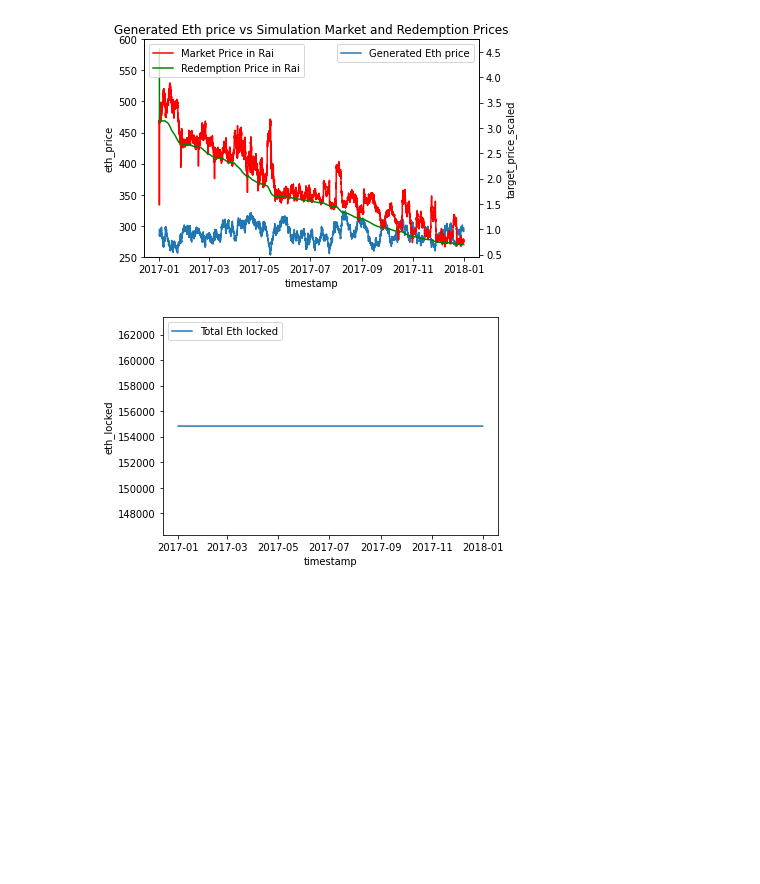
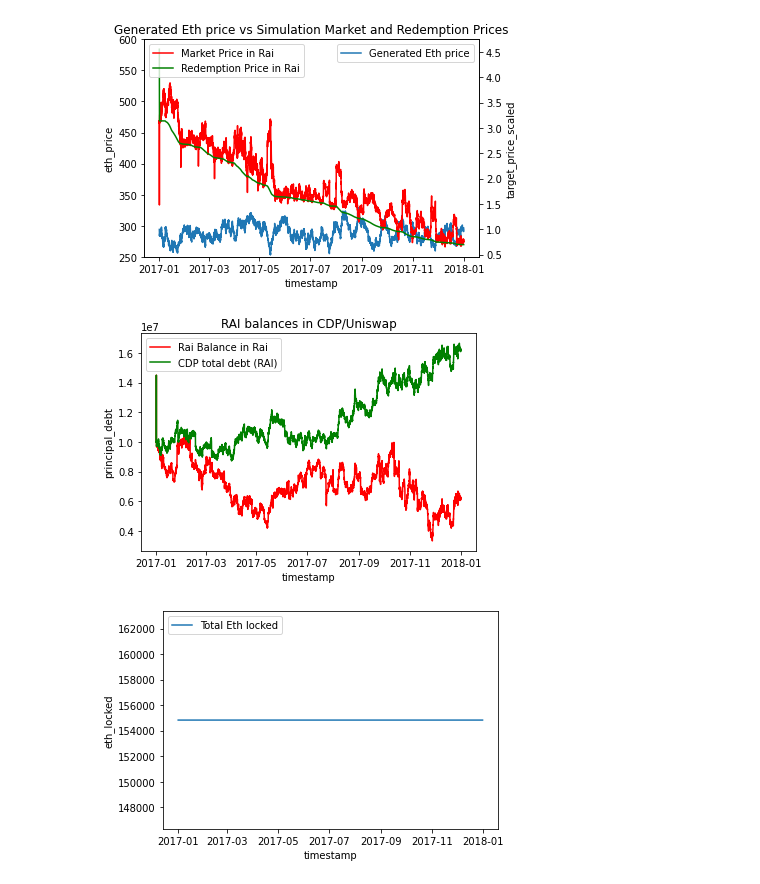
Before and after one commit to BlockScience/reflexer, a Jupyter notebook: notebooks/analysis/Ideal_Parameters.ipynb, the cells around one changed output. Cells and saved outputs as stored; diff of their text form; code cells hidden in the pictures; blank space fills up the shorter version.

```diff
--- a/notebooks/analysis/Ideal_Parameters.ipynb
+++ b/notebooks/analysis/Ideal_Parameters.ipynb
@@ -141,6 +142,14 @@ plt.legend(loc="upper left")
 plt.savefig('experiments/system_model_v3/ideal_params/ideal_params.png')
 # %% [output]
 [figure]
+# %%
+sns.lineplot(data=df,x="timestamp", y="RAI_balance",color='r',label='Rai Balance in Rai')
+sns.lineplot(data=df,x="timestamp", y="principal_debt",color='g',label='CDP total debt (RAI)')
+plt.title('RAI balances in CDP/Uniswap')
+plt.legend(loc="upper left")
+plt.savefig('experiments/system_model_v3/ideal_params/RAI_balances_in_CDPUniswap.png')
+# %% [output]
+[figure, added]
 # %%
 sns.lineplot(data=df,x="timestamp", y="eth_locked",label='Total Eth locked')
 plt.legend(loc="upper left")
```
Also changed, not shown: parts of 1 cell of this notebook, 8 other files.
